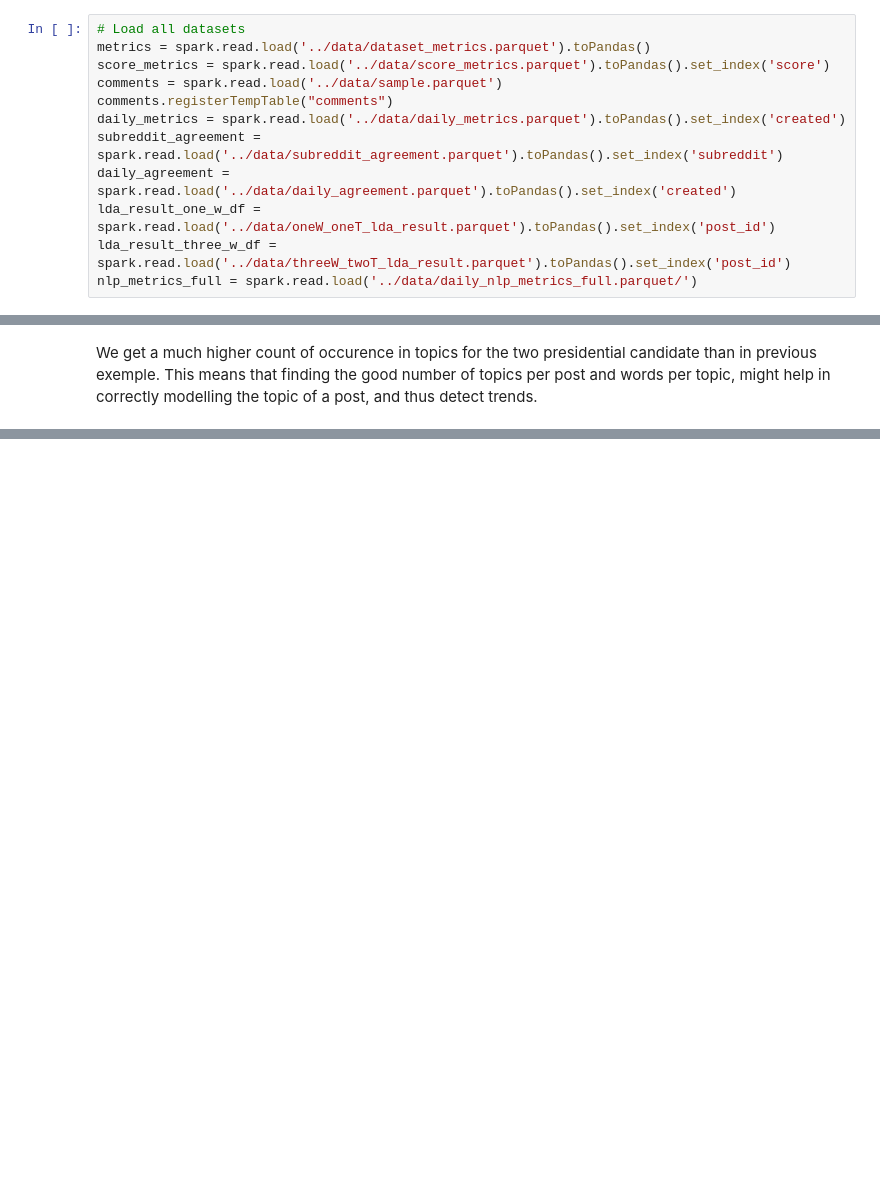
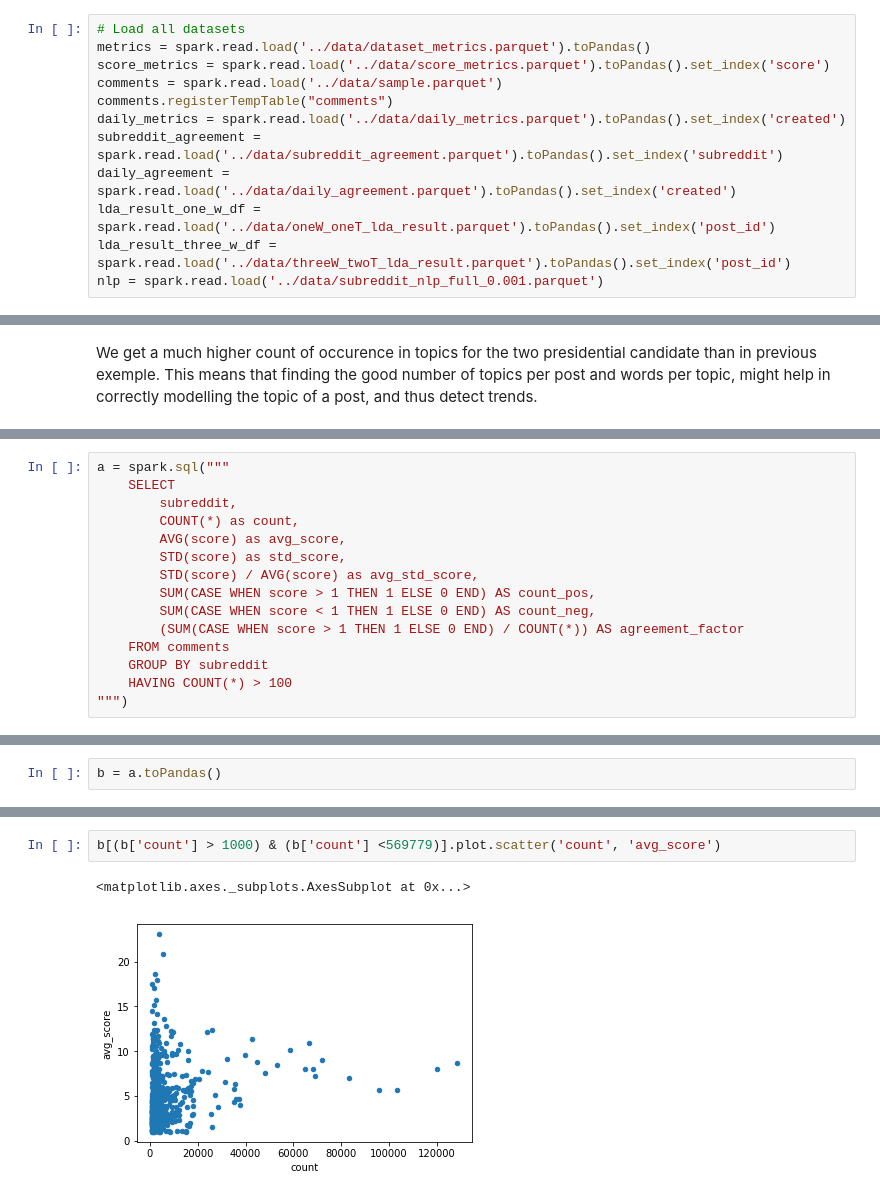
Before and after one commit to MetaHG/Reddit-opinions-polarization, a Jupyter notebook: notebooks/DataCollection.ipynb, the cells around one changed output, grey strips where cells are left out. Saved outputs shown, nothing was run; the diff lists cells and outputs as text; blank space fills up the shorter version.

```diff
--- a/notebooks/DataCollection.ipynb
+++ b/notebooks/DataCollection.ipynb
@@ -31,7 +31,7 @@ subreddit_agreement = spark.read.load('../data/subreddit_agreement.parquet').toP
 daily_agreement = spark.read.load('../data/daily_agreement.parquet').toPandas().set_index('created')
 lda_result_one_w_df = spark.read.load('../data/oneW_oneT_lda_result.parquet').toPandas().set_index('post_id')
 lda_result_three_w_df = spark.read.load('../data/threeW_twoT_lda_result.parquet').toPandas().set_index('post_id')
-nlp_metrics_full = spark.read.load('../data/daily_nlp_metrics_full.parquet/')
+nlp = spark.read.load('../data/subreddit_nlp_full_0.001.parquet')
 # %% [markdown]
 ### Dataset Description
 
@@ -443,0 +858,15 @@ It is clear that the time period studied is too small to conclude anything about
+# %%
+a = spark.sql("""
+    SELECT
+        subreddit,
+        COUNT(*) as count,
+        AVG(score) as avg_score,
+        STD(score) as std_score,
+        STD(score) / AVG(score) as avg_std_score,
+        SUM(CASE WHEN score > 1 THEN 1 ELSE 0 END) AS count_pos,
+        SUM(CASE WHEN score < 1 THEN 1 ELSE 0 END) AS count_neg,
+        (SUM(CASE WHEN score > 1 THEN 1 ELSE 0 END) / COUNT(*)) AS agreement_factor
+    FROM comments
+    GROUP BY subreddit
+    HAVING COUNT(*) > 100
+""")
@@ -443,0 +877,2 @@ It is clear that the time period studied is too small to conclude anything about
+# %%
+b = a.toPandas()
@@ -443,0 +921,5 @@ It is clear that the time period studied is too small to conclude anything about
+# %%
+b[(b['count'] > 1000) & (b['count'] <569779)].plot.scatter('count', 'avg_score')
+# %% [output]
+<matplotlib.axes._subplots.AxesSubplot at 0x...>
+[figure, added]
```
Also changed, not shown: parts of 84 cells of this notebook.
